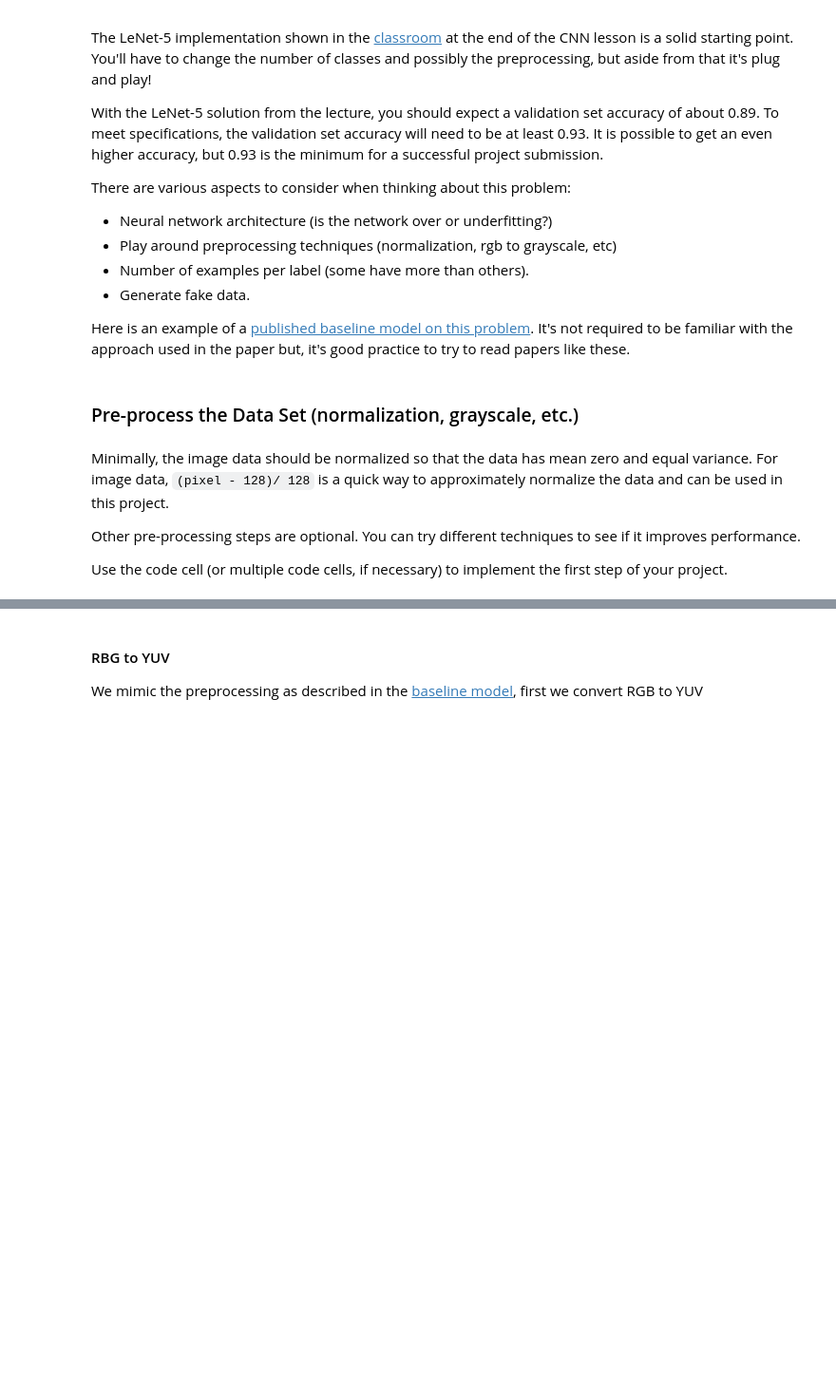
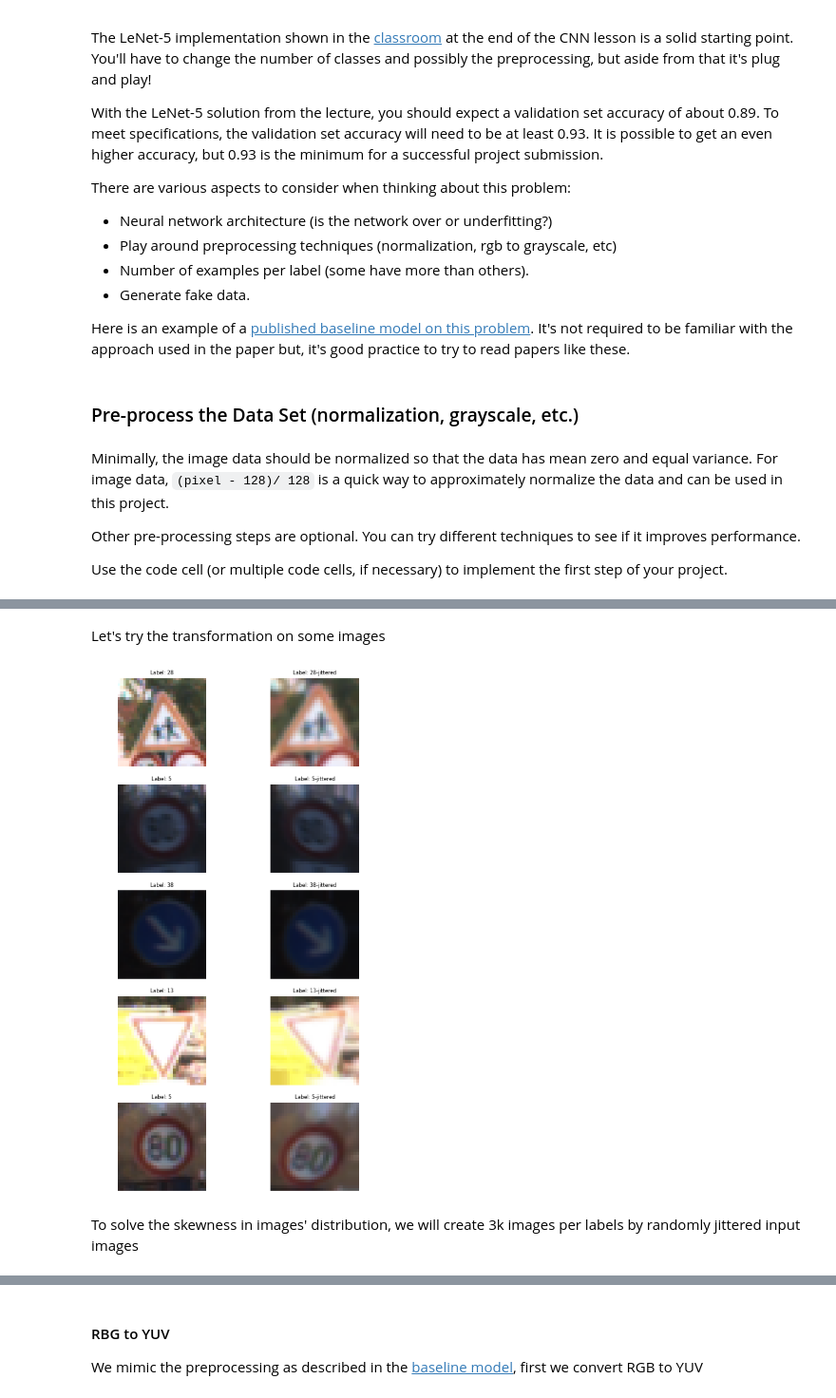
Before and after one commit to minh84/udacity_carnd, a Jupyter notebook: CarND-Traffic-Sign-Classifier-P2/Traffic_Sign_Classifier.ipynb, the cells around one changed output, grey strips where cells are left out. Shown at 95% size. Saved outputs shown, nothing was run; the diff lists cells and outputs as text; code cells hidden in the pictures; blank space fills up the shorter version.

```diff
--- a/CarND-Traffic-Sign-Classifier-P2/Traffic_Sign_Classifier.ipynb
+++ b/CarND-Traffic-Sign-Classifier-P2/Traffic_Sign_Classifier.ipynb
@@ -227,0 +289,19 @@ Use the code cell (or multiple code cells, if necessary) to implement the first
+# %% [markdown]
+Let's try the transformation on some images
+# %%
+imgs = []
+labels = []
+for i in range(5):
+    idx = np.random.randint(X_train.shape[0])
+    img = X_train[idx]
+    jittered_img = jitterImg(img)
+
+    imgs += [img, jittered_img]
+    label = y_train[idx]
+    labels += [label, '{}-jittered'.format(label)]
+
+gridView(imgs, labels, ncols=2)
+# %% [output]
+[figure, added]
+# %% [markdown]
+To solve the skewness in images' distribution, we will create 3k images per labels by randomly jittered input images
```
Also changed, not shown: parts of 64 cells of this notebook, 7 other files.
